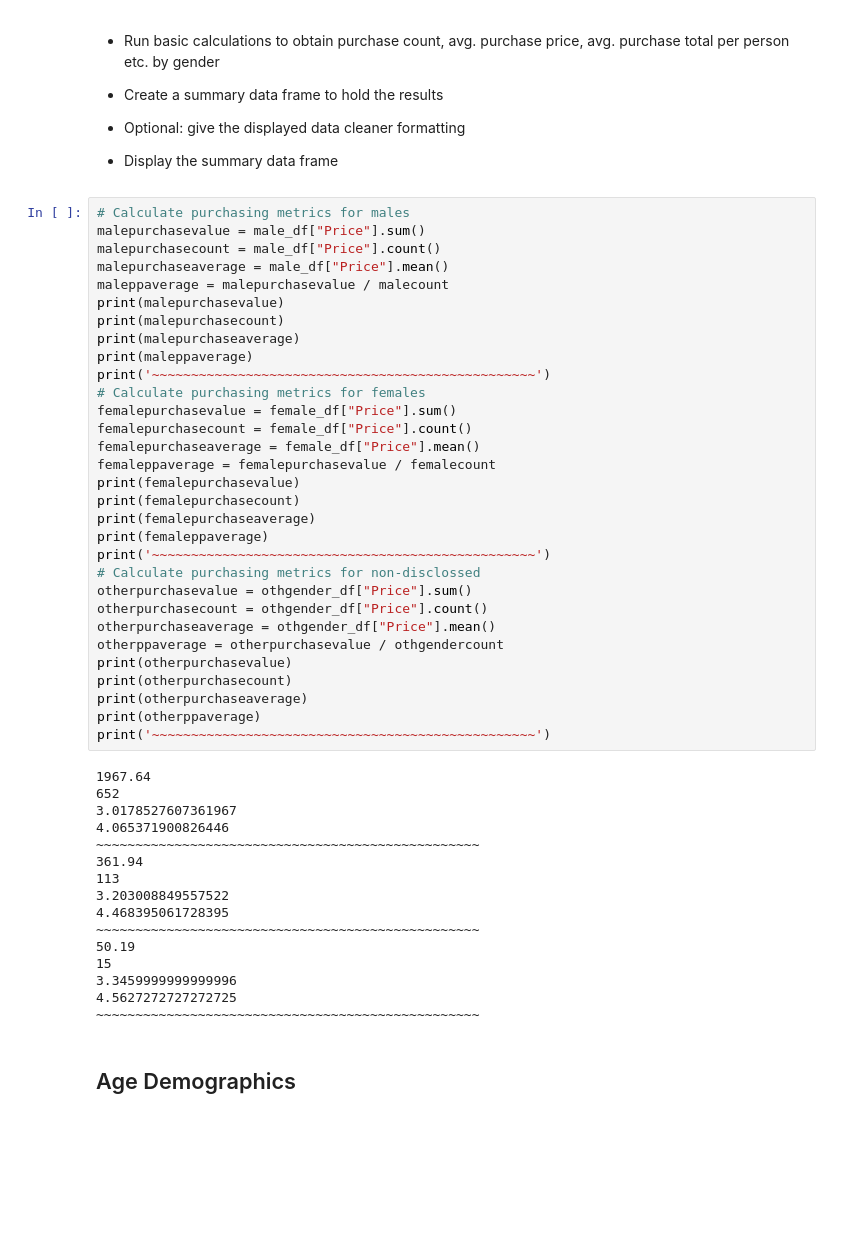
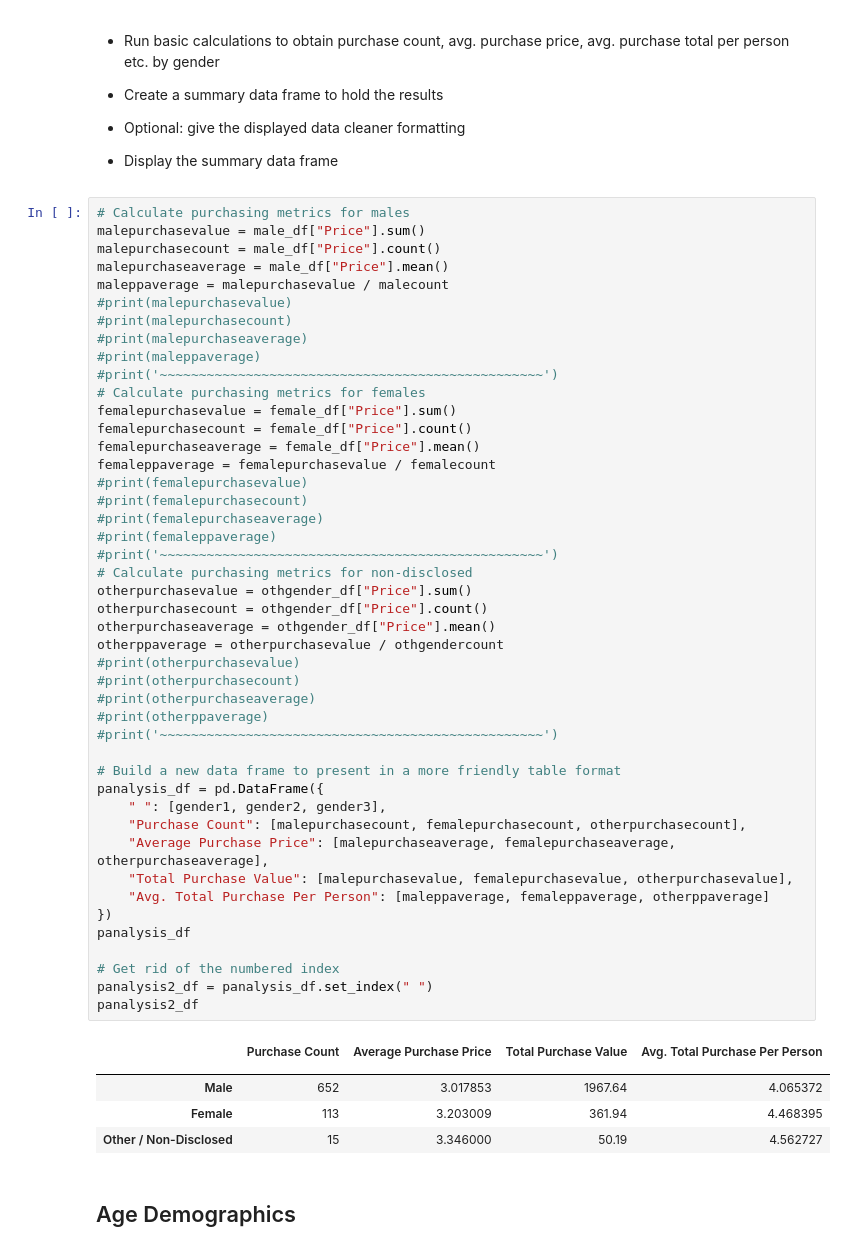
Before and after one commit to rodgerskent/pandas-challenge, a Jupyter notebook: HerosOfPymoli/HeroesOfPymoli_starter.ipynb, the cells around one changed output. Drawn from its saved outputs; the diff is of its cells as text; blank space fills up the shorter version.

```diff
--- a/HerosOfPymoli/HeroesOfPymoli_starter.ipynb
+++ b/HerosOfPymoli/HeroesOfPymoli_starter.ipynb
@@ -149,50 +149,54 @@ demo3_df
 # %%
 # Calculate purchasing metrics for males
 malepurchasevalue = male_df["Price"].sum()
 malepurchasecount = male_df["Price"].count()
 malepurchaseaverage = male_df["Price"].mean()
 maleppaverage = malepurchasevalue / malecount
-print(malepurchasevalue)
-print(malepurchasecount)
-print(malepurchaseaverage)
-print(maleppaverage)
-print('~~~~~~~~~~~~~~~~~~~~~~~~~~~~~~~~~~~~~~~~~~~~~~~~~')
+#print(malepurchasevalue)
+#print(malepurchasecount)
+#print(malepurchaseaverage)
+#print(maleppaverage)
+#print('~~~~~~~~~~~~~~~~~~~~~~~~~~~~~~~~~~~~~~~~~~~~~~~~~')
 # Calculate purchasing metrics for females
 femalepurchasevalue = female_df["Price"].sum()
 femalepurchasecount = female_df["Price"].count()
 femalepurchaseaverage = female_df["Price"].mean()
 femaleppaverage = femalepurchasevalue / femalecount
-print(femalepurchasevalue)
-print(femalepurchasecount)
-print(femalepurchaseaverage)
-print(femaleppaverage)
-print('~~~~~~~~~~~~~~~~~~~~~~~~~~~~~~~~~~~~~~~~~~~~~~~~~')
-# Calculate purchasing metrics for non-disclossed
+#print(femalepurchasevalue)
+#print(femalepurchasecount)
+#print(femalepurchaseaverage)
+#print(femaleppaverage)
+#print('~~~~~~~~~~~~~~~~~~~~~~~~~~~~~~~~~~~~~~~~~~~~~~~~~')
+# Calculate purchasing metrics for non-disclosed
 otherpurchasevalue = othgender_df["Price"].sum()
 otherpurchasecount = othgender_df["Price"].count()
 otherpurchaseaverage = othgender_df["Price"].mean()
 otherppaverage = otherpurchasevalue / othgendercount
-print(otherpurchasevalue)
-print(otherpurchasecount)
-print(otherpurchaseaverage)
-print(otherppaverage)
-print('~~~~~~~~~~~~~~~~~~~~~~~~~~~~~~~~~~~~~~~~~~~~~~~~~')
+#print(otherpurchasevalue)
+#print(otherpurchasecount)
+#print(otherpurchaseaverage)
+#print(otherppaverage)
+#print('~~~~~~~~~~~~~~~~~~~~~~~~~~~~~~~~~~~~~~~~~~~~~~~~~')
+
+# Build a new data frame to present in a more friendly table format
+panalysis_df = pd.DataFrame({
+    " ": [gender1, gender2, gender3],
+    "Purchase Count": [malepurchasecount, femalepurchasecount, otherpurchasecount],
+    "Average Purchase Price": [malepurchaseaverage, femalepurchaseaverage, otherpurchaseaverage],
+    "Total Purchase Value": [malepurchasevalue, femalepurchasevalue, otherpurchasevalue],
+    "Avg. Total Purchase Per Person": [maleppaverage, femaleppaverage, otherppaverage]
+})
+panalysis_df
+
+# Get rid of the numbered index
+panalysis2_df = panalysis_df.set_index(" ")
+panalysis2_df
 # %% [output]
-1967.64
-652
-3.0178527607361967
-4.065371900826446
-~~~~~~~~~~~~~~~~~~~~~~~~~~~~~~~~~~~~~~~~~~~~~~~~~
-361.94
-113
-3.203008849557522
-4.468395061728395
-~~~~~~~~~~~~~~~~~~~~~~~~~~~~~~~~~~~~~~~~~~~~~~~~~
-50.19
-15
-3.3459999999999996
-4.5627272727272725
-~~~~~~~~~~~~~~~~~~~~~~~~~~~~~~~~~~~~~~~~~~~~~~~~~
+|  | Purchase Count | Average Purchase Price | Total Purchase Value | Avg. Total Purchase Per Person |
+|  |  |  |  |  |
+| Male | 652 | 3.017853 | 1967.64 | 4.065372 |
+| Female | 113 | 3.203009 | 361.94 | 4.468395 |
+| Other / Non-Disclosed | 15 | 3.346000 | 50.19 | 4.562727 |
 # %% [markdown]
 ## Age Demographics
 # %% [markdown]
```
Also changed, not shown: parts of 1 cell of this notebook.
